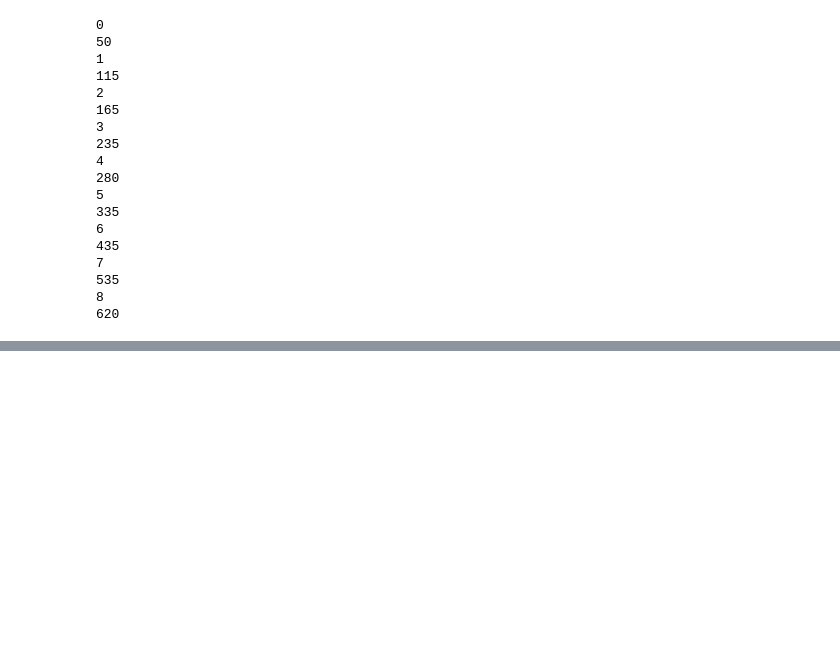
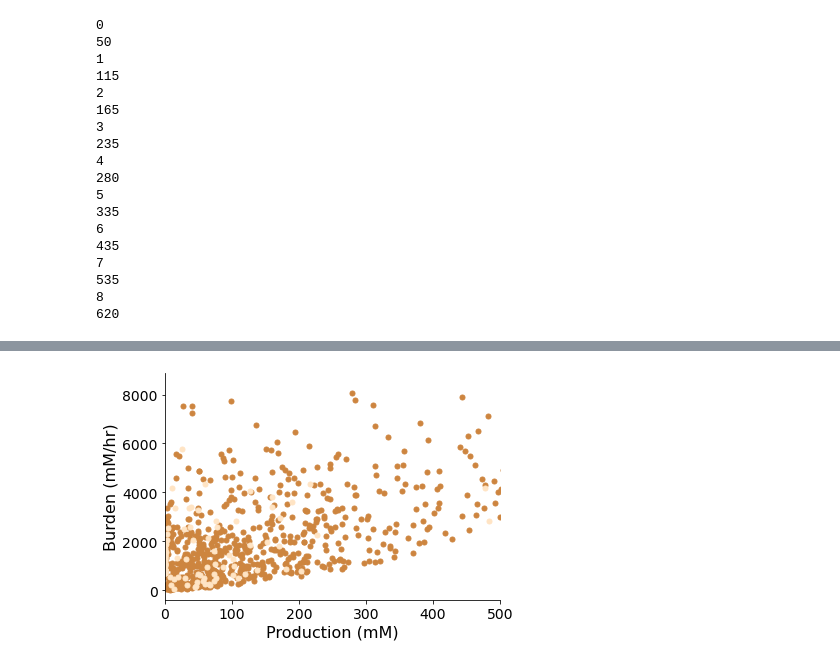
Before and after one commit to cjmerzbacher/joint-simulator, a Jupyter notebook: beta_carotene/bcar_viz.ipynb, the cells around one changed output, grey strips where cells are left out. Cells and saved outputs as stored; diff of their text form; code cells hidden in the pictures; blank space fills up the shorter version.

```diff
--- a/beta_carotene/bcar_viz.ipynb
+++ b/beta_carotene/bcar_viz.ipynb
@@ -349,0 +365,29 @@ R squared:  0.31859815465669433
+# %%
+sum_data_ur = pd.read_csv("exp_data/ur_100/sum_data_ur_100.csv")
+fba_data_ur = pd.read_csv("exp_data/ur_100/sim_fba_data_ur_100.csv")
+ode_data_ur = pd.read_csv("exp_data/ur_100/sim_ode_data_ur_100.csv")
+
+#compute sum under lam curve
+burdens = []
+for w in fba_data_ur.W.unique():
+    data = fba_data_ur.loc[fba_data_ur.W == w].reset_index(drop=True)
+    burden = sum(data.lam[0] - data.lam)
+    burdens.append(burden)
+sum_data_ur['burden'] = burdens
+
+###FIGURE: Burden vs. production
+data = sum_data_total
+fig = plt.figure(figsize=(6,4))
+ax = fig.add_subplot()
+ax.set_xlabel('Production (mM)', fontsize=16)
+ax.set_ylabel('Burden (mM/hr)', fontsize=16)
+ax.tick_params(axis='y', labelsize=14)
+ax.tick_params(axis='x', labelsize=14)
+for axis in ['top','right']:
+    ax.spines[axis].set_linewidth(0)
+ax.set_xlim([0, 500])
+ax.plot(data.bcar_tot, data.burden, '.', c='peru', ms=10)
+ax.plot(sum_data_ur.bcar_tot, sum_data_ur.burden, '.', c='bisque', ms=10)
+fig.tight_layout()
+# %% [output]
+[figure, added]
```
Also changed, not shown: parts of 6 cells of this notebook, 6 other files.
